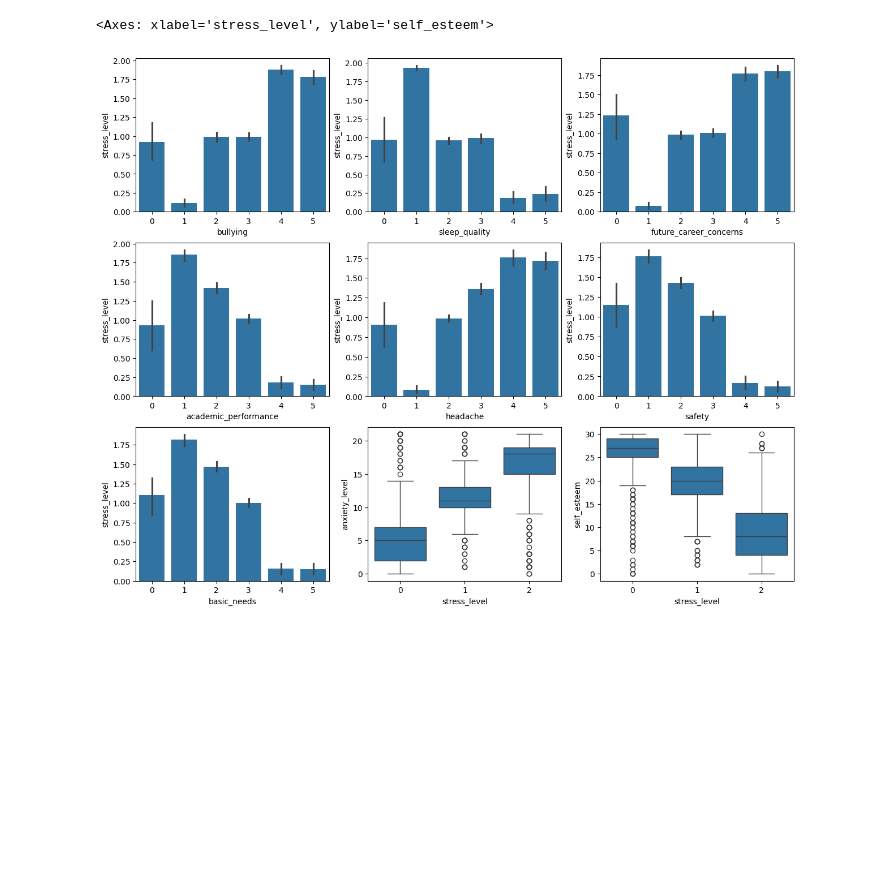
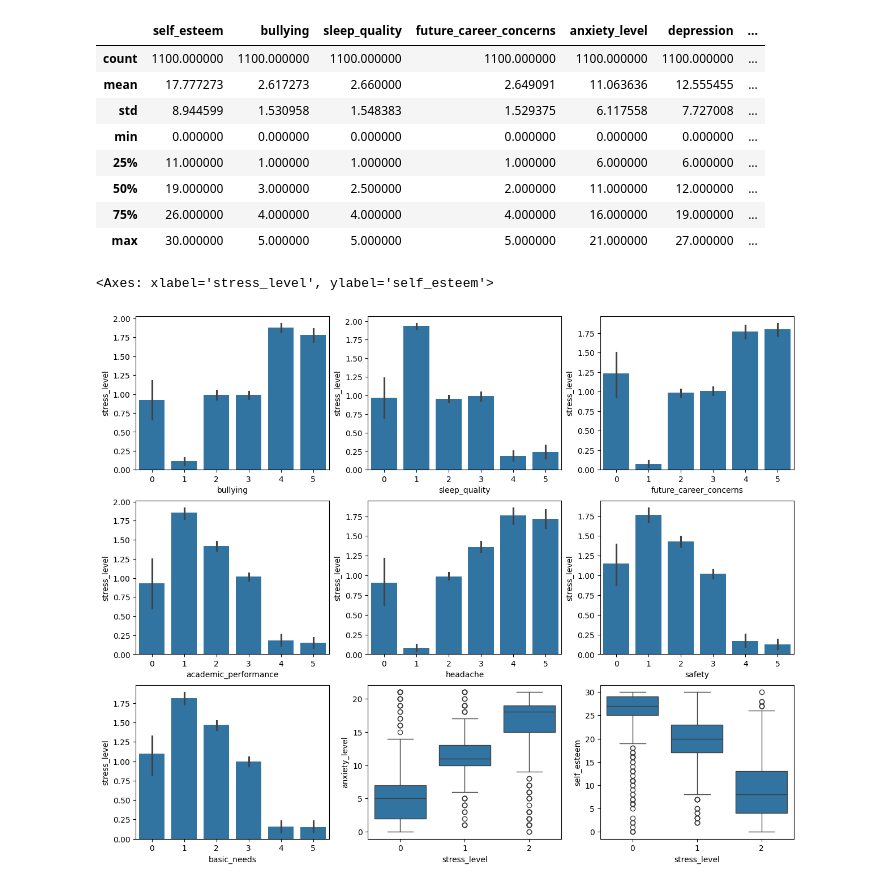
Before and after one commit to karthik132007/student_stress_prediction, a Jupyter notebook: traning.ipynb, the cells around one changed output. Cells and saved outputs as stored; diff of their text form; code cells hidden in the pictures; blank space fills up the shorter version.

```diff
--- a/traning.ipynb
+++ b/traning.ipynb
@@ -45,3 +46,15 @@ df
+# %%
+df.describe()
+# %% [output]
+|  | self_esteem | bullying | sleep_quality | future_career_concerns | anxiety_level | depression | ... |
+| count | 1100.000000 | 1100.000000 | 1100.000000 | 1100.000000 | 1100.000000 | 1100.000000 | ... |
+| mean | 17.777273 | 2.617273 | 2.660000 | 2.649091 | 11.063636 | 12.555455 | ... |
+| std | 8.944599 | 1.530958 | 1.548383 | 1.529375 | 6.117558 | 7.727008 | ... |
+| min | 0.000000 | 0.000000 | 0.000000 | 0.000000 | 0.000000 | 0.000000 | ... |
+| 25% | 11.000000 | 1.000000 | 1.000000 | 1.000000 | 6.000000 | 6.000000 | ... |
+| 50% | 19.000000 | 3.000000 | 2.500000 | 2.000000 | 11.000000 | 12.000000 | ... |
+| 75% | 26.000000 | 4.000000 | 4.000000 | 4.000000 | 16.000000 | 19.000000 | ... |
+| max | 30.000000 | 5.000000 | 5.000000 | 5.000000 | 21.000000 | 27.000000 | ... |
 # %%
 fig, axes = plt.subplots(3, 3, figsize=(15, 12))  # 3x3 grid
 
```
Also changed, not shown: parts of 7 cells of this notebook, 2 other files.
